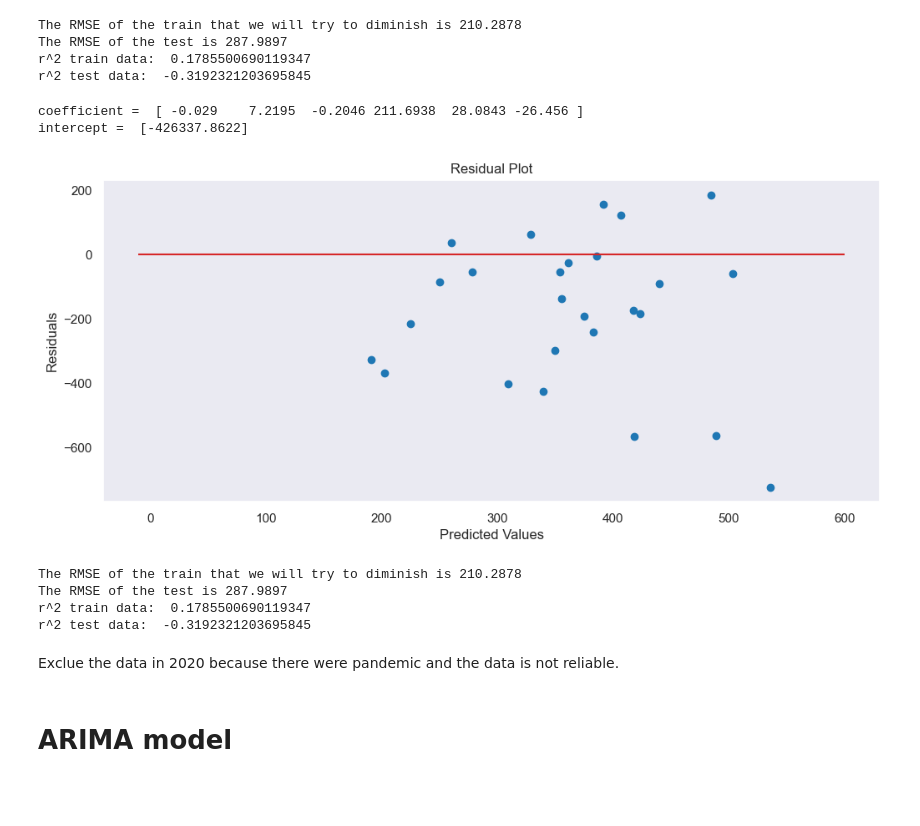
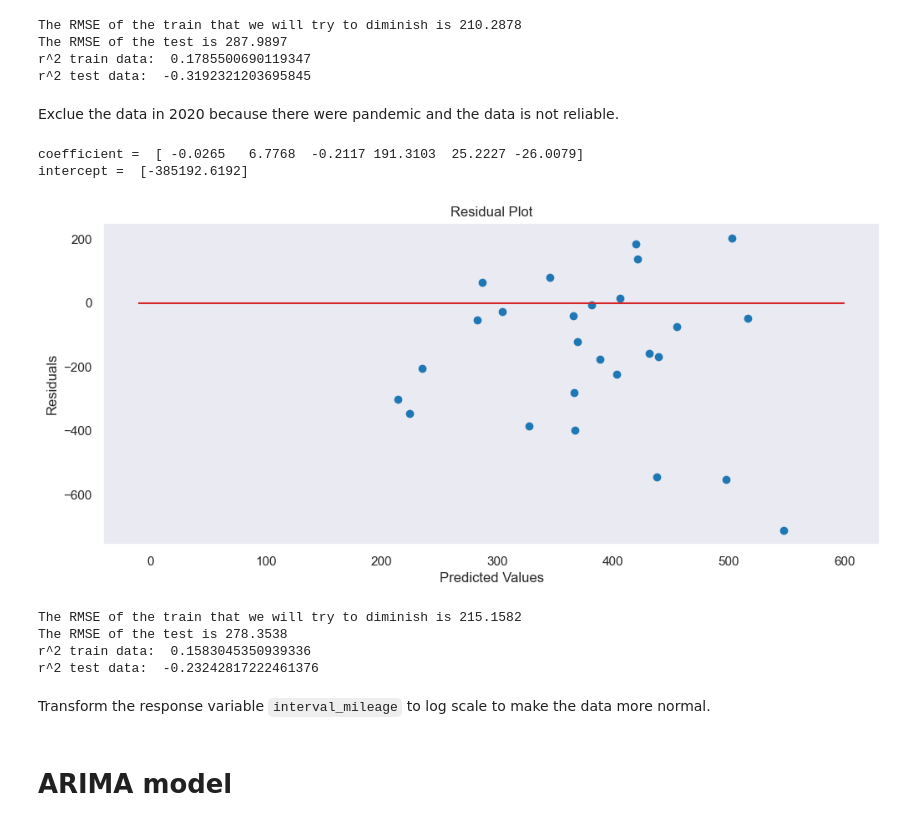
Before and after one commit to idsts2670/statistical-analysis, a Jupyter notebook: 582/Applied_MS_Exam/MS_exam.ipynb, the cells around one changed output. Saved outputs shown, nothing was run; the diff lists cells and outputs as text; code cells hidden in the pictures; blank space fills up the shorter version.

```diff
--- a/582/Applied_MS_Exam/MS_exam.ipynb
+++ b/582/Applied_MS_Exam/MS_exam.ipynb
@@ -468,61 +471,25 @@ The RMSE of the train that we will try to diminish is 210.2878
 The RMSE of the test is 287.9897
 r^2 train data:  0.1785500690119347
 r^2 test data:  -0.3192321203695845
-# %%
-from sklearn.linear_model import LinearRegression
-lr = LinearRegression()
-random.seed(49)
-
-X_train = train.select(pl.col("overall_miles_lag"), pl.col("interval_gallons_lag"), pl.col("interval_miles_lag"), pl.col("Year"), pl.col("Month"), pl.col("day_of_week")).to_numpy()
-y_train = train.select("interval_miles")
-X_test = test.select(pl.col("overall_miles_lag"), pl.col("interval_gallons_lag"), pl.col("interval_miles_lag"), pl.col("Year"), pl.col("Month"), pl.col("day_of_week")).to_numpy()
-y_test = test.select("interval_miles")
-
-
-lr.fit(X_train, y_train)
-print('coefficient = ', lr.coef_[0])
-print('intercept = ', lr.intercept_)
-
-y_pred = lr.predict(X_test)
-plt.scatter(y_pred, y_pred - y_test, color = '#1f77b4')
-plt.hlines(y = 0, xmin = -10, xmax = 600, color = '#d62728')
-plt.title('Residual Plot')
-plt.xlabel('Predicted Values')
-plt.ylabel('Residuals')
-plt.grid()
-plt.show()
-# %% [output]
-coefficient =  [ -0.029    7.2195  -0.2046 211.6938  28.0843 -26.456 ]
-intercept =  [-426337.8622]
-[figure, removed]
-# %%
-def measure_rmse(y_true, y_pred):
-    return sqrt(mean_squared_error(y_true,y_pred))
-
-y_train_pred = lr.predict(X_train)
-rmse_train = measure_rmse(y_train, y_train_pred)
-rmse_test = measure_rmse(y_pred, y_test)
-
-# RMSE
-# possible over fitting
-print(f'The RMSE of the train that we will try to diminish is {round(rmse_train,4)}')
-print(f'The RMSE of the test is {round(rmse_test,4)}')
-
-# R^2
-from sklearn.metrics import r2_score
-print('r^2 train data: ', r2_score(y_train, y_train_pred))
-print('r^2 test data: ', r2_score(y_test, y_pred))
-# %% [output]
-The RMSE of the train that we will try to diminish is 210.2878
-The RMSE of the test is 287.9897
-r^2 train data:  0.1785500690119347
-r^2 test data:  -0.3192321203695845
 # %% [markdown]
 Exclue the data in 2020 because there were pandemic and the data is not reliable.
 # %%
 df3 = df2.filter(pl.col("Year") != 2020)
-
+# data split
+train = df3.filter(pl.col("Year") < 2023).clone()
+# val = df2[-60:-12].clone()
+test = df3.filter(pl.col("Year") >= 2023).clone()
 run_linear_regression(train, test)
+# %% [output]
+coefficient =  [ -0.0265   6.7768  -0.2117 191.3103  25.2227 -26.0079]
+intercept =  [-385192.6192]
+[figure, added]
+The RMSE of the train that we will try to diminish is 215.1582
+The RMSE of the test is 278.3538
+r^2 train data:  0.1583045350939336
+r^2 test data:  -0.23242817222461376
+# %% [markdown]
+Transform the response variable `interval_mileage` to log scale to make the data more normal.
 # %% [markdown]
 # ARIMA model
 # %%
```
Also changed, not shown: parts of 3 cells of this notebook, 11 other files.
